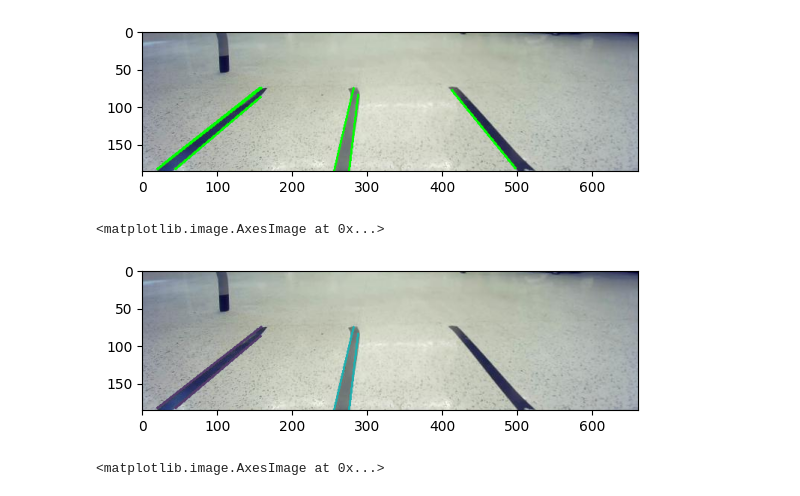
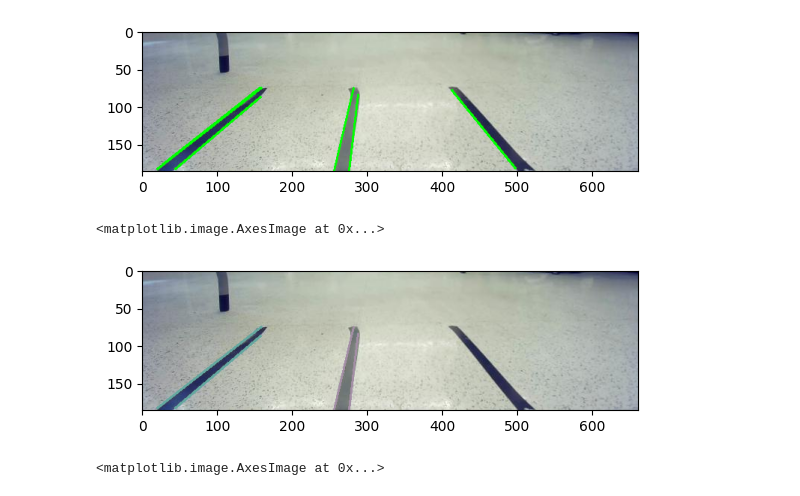
Before and after one commit to lilac613/cv-intro, a Jupyter notebook: network_stream_capture_notebook.ipynb, the cells around one changed output. Saved outputs shown, nothing was run; the diff lists cells and outputs as text; code cells hidden in the pictures.

```diff
--- a/network_stream_capture_notebook.ipynb
+++ b/network_stream_capture_notebook.ipynb
@@ -56,12 +56,13 @@ plt.imshow(cv2.cvtColor(new_line_img,cv2.COLOR_BGR2RGB))
 [figure]
 # %%
 lane_img = frame.copy()
-lanelist = lane_detection.detect_lanes(linelist)
+cleanLines = lane_detection.merge_collinear_lines(linelist)
+lanelist = lane_detection.detect_lanes(cleanLines)
 new_lane_img = lane_detection.draw_lanes(lane_img,lanelist,True)
 plt.imshow(cv2.cvtColor(new_lane_img,cv2.COLOR_BGR2RGB))
 # %% [output]
 <matplotlib.image.AxesImage at 0x...>
-[figure, old version]
+[figure, new version]
 # %%
 center_lane_img = frame.copy()
 center_lane = lane_following.get_lane_center(lanelist)
```
